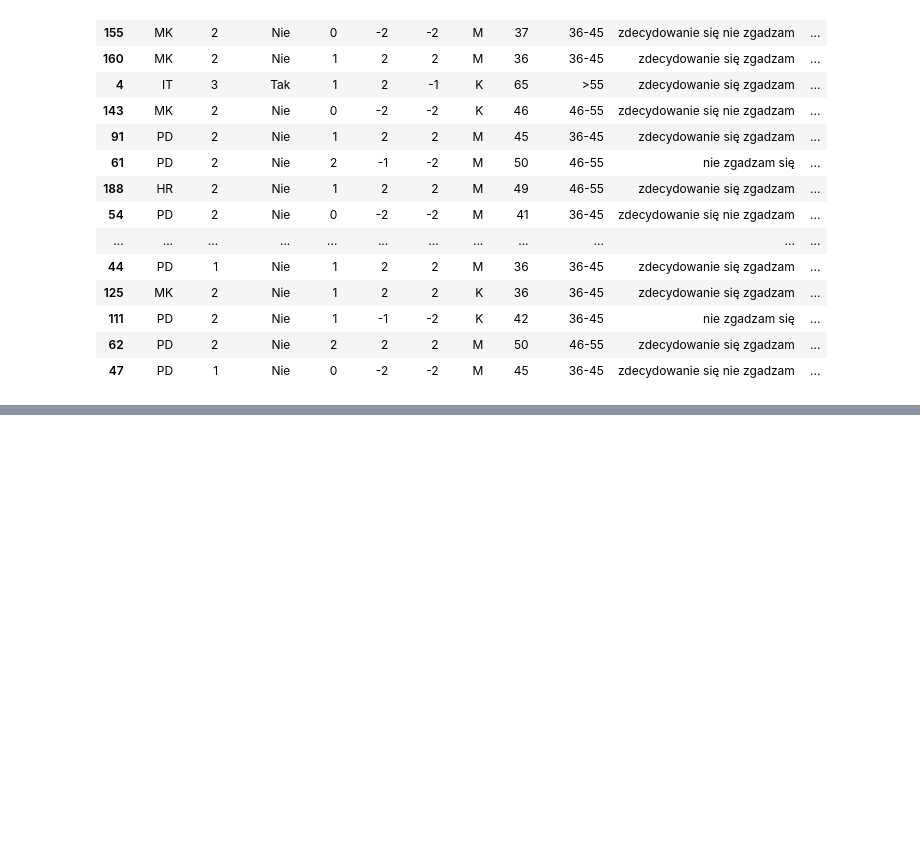
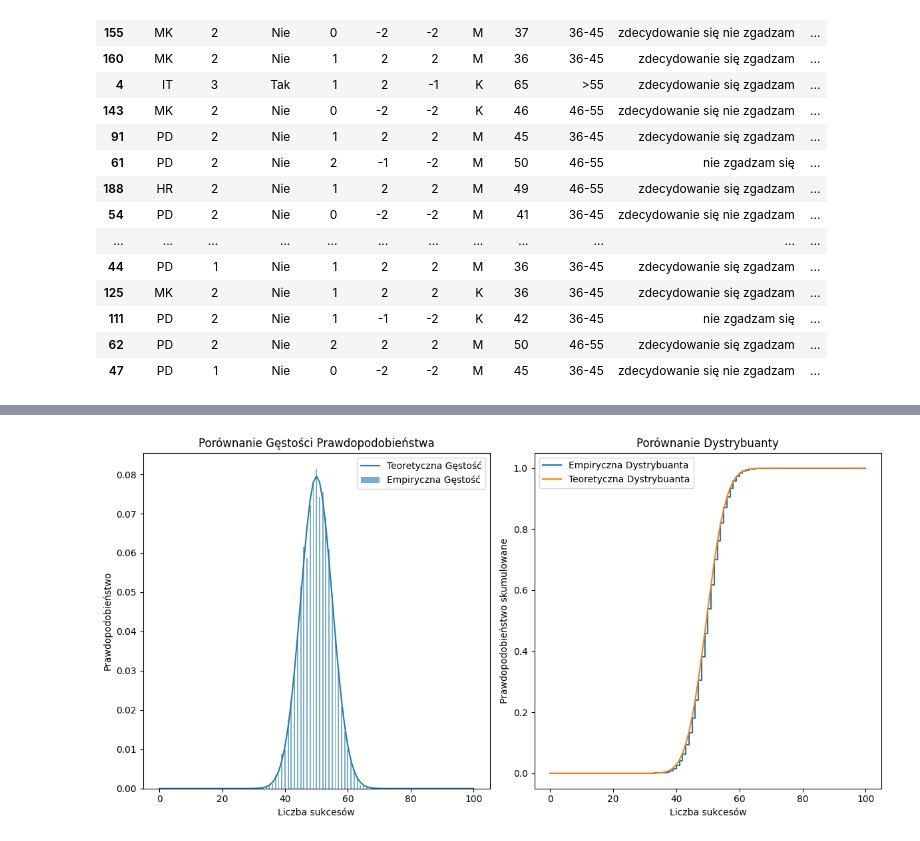
Before and after one commit to JKrempinska/ada, a Jupyter notebook: spr1/zadania.ipynb, the cells around one changed output, grey strips where cells are left out. Cells and saved outputs as stored; diff of their text form; code cells hidden in the pictures; blank space fills up the shorter version.

```diff
--- a/spr1/zadania.ipynb
+++ b/spr1/zadania.ipynb
@@ -400,0 +361,87 @@ Wariancja teoretyczna: 2.1000, Empiryczna: 2.0622
+# %%
+import random
+import math
+import matplotlib.pyplot as plt
+import numpy as np
+
+# Funkcja do obliczania współczynnika Newtona (n choose k)
+def binomial_coeff(n, k):
+    return math.comb(n, k)
+
+# Funkcja do teoretycznej gęstości rozkładu dwumianowego
+def binomial_pdf(n, p, k):
+    return binomial_coeff(n, k) * (p ** k) * ((1 - p) ** (n - k))
+
+# Funkcja do empirycznej gęstości
+def empirical_pdf(n, p, M):
+    successes_count = [0] * (n + 1)
+
+    for _ in range(M):
+        successes = binomial_trial(n, p)
+        successes_count[successes] += 1
+
+    return [count / M for count in successes_count]
+
+# Funkcja do symulacji próby z rozkładu dwumianowego
+def binomial_trial(n, p):
+    successes = 0
+    for _ in range(n):
+        if random.random() < p:
+            successes += 1
+    return successes
+
+# Funkcja do teoretycznej dystrybuanty
+def binomial_cdf(n, p, k):
+    return sum(binomial_pdf(n, p, i) for i in range(k + 1))
+
+# Funkcja do empirycznej dystrybuanty
+def empirical_cdf(n, p, M):
+    successes_count = [0] * (n + 1)
+
+    for _ in range(M):
+        successes = binomial_trial(n, p)
+        successes_count[successes] += 1
+
+    cumulative_count = np.cumsum(successes_count)
+    return cumulative_count / M
+
+# Parametry
+n = 100  # liczba prób
+p = 0.5  # prawdopodobieństwo sukcesu
+M = 10000  # liczba prób do symulacji
+
+# Obliczanie teoretycznych wartości dla gęstości i dystrybuanty
+k_values = list(range(n + 1))
+theoretical_pdf = [binomial_pdf(n, p, k) for k in k_values]
+theoretical_cdf = [binomial_cdf(n, p, k) for k in k_values]
+
+# Obliczanie empirycznych wartości dla gęstości i dystrybuanty
+empirical_pdf_values = empirical_pdf(n, p, M)
+empirical_cdf_values = empirical_cdf(n, p, M)
+
+# Rysowanie wykresów porównujących teoretyczne i empiryczne wartości
+
+# Gęstość prawdopodobieństwa
+plt.figure(figsize=(12, 6))
+
+plt.subplot(1, 2, 1)
+plt.bar(k_values, empirical_pdf_values, width=0.4, alpha=0.6, label="Empiryczna Gęstość")
+plt.plot(k_values, theoretical_pdf, label="Teoretyczna Gęstość")
+plt.xlabel("Liczba sukcesów")
+plt.ylabel("Prawdopodobieństwo")
+plt.title("Porównanie Gęstości Prawdopodobieństwa")
+plt.legend()
+
+# Dystrybuanta
+plt.subplot(1, 2, 2)
+plt.step(k_values, empirical_cdf_values, where="post", label="Empiryczna Dystrybuanta")
+plt.plot(k_values, theoretical_cdf, label="Teoretyczna Dystrybuanta")
+plt.xlabel("Liczba sukcesów")
+plt.ylabel("Prawdopodobieństwo skumulowane")
+plt.title("Porównanie Dystrybuanty")
+plt.legend()
+
+plt.tight_layout()
+plt.show()
+# %% [output]
+[figure, added]
```
Also changed, not shown: parts of 7 cells of this notebook.
